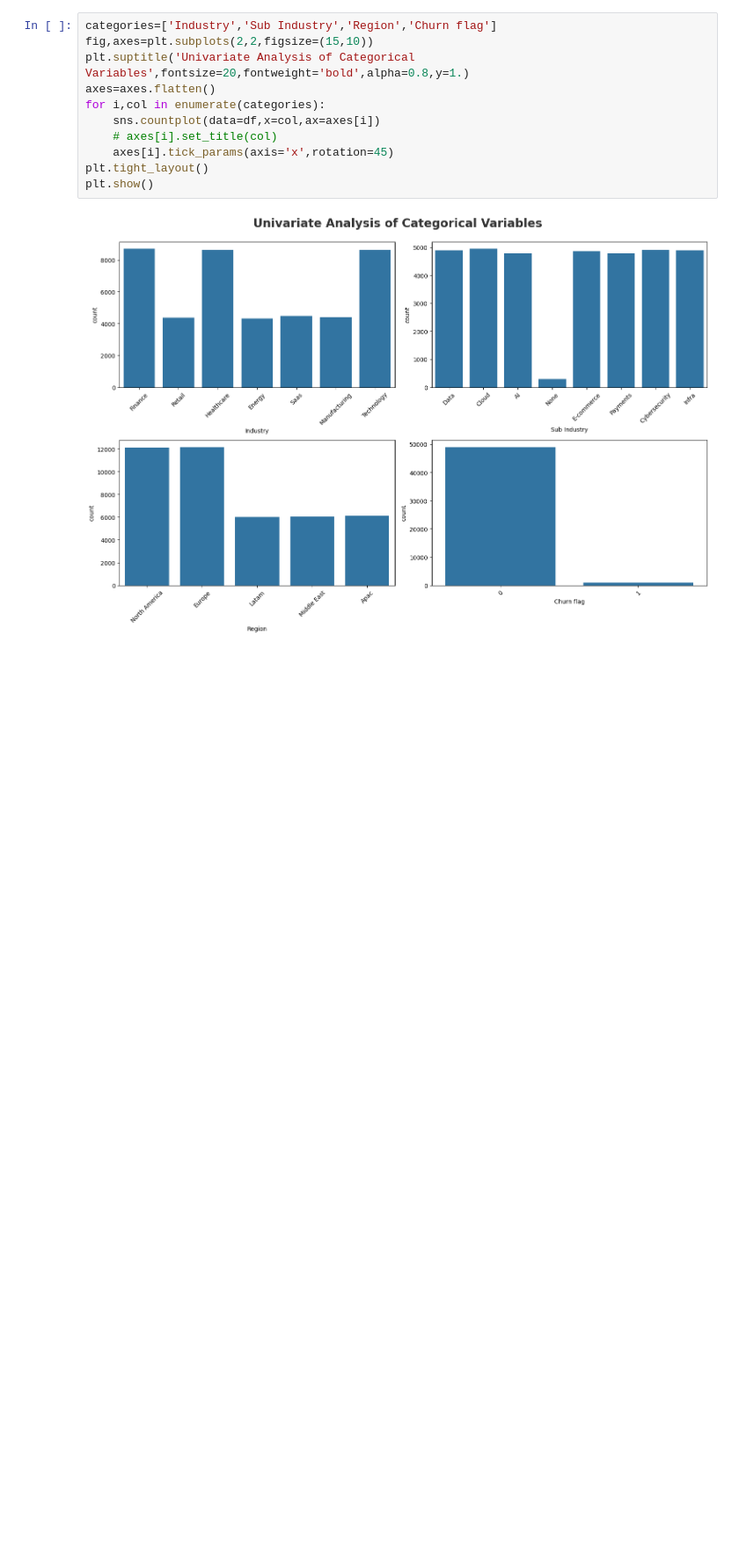
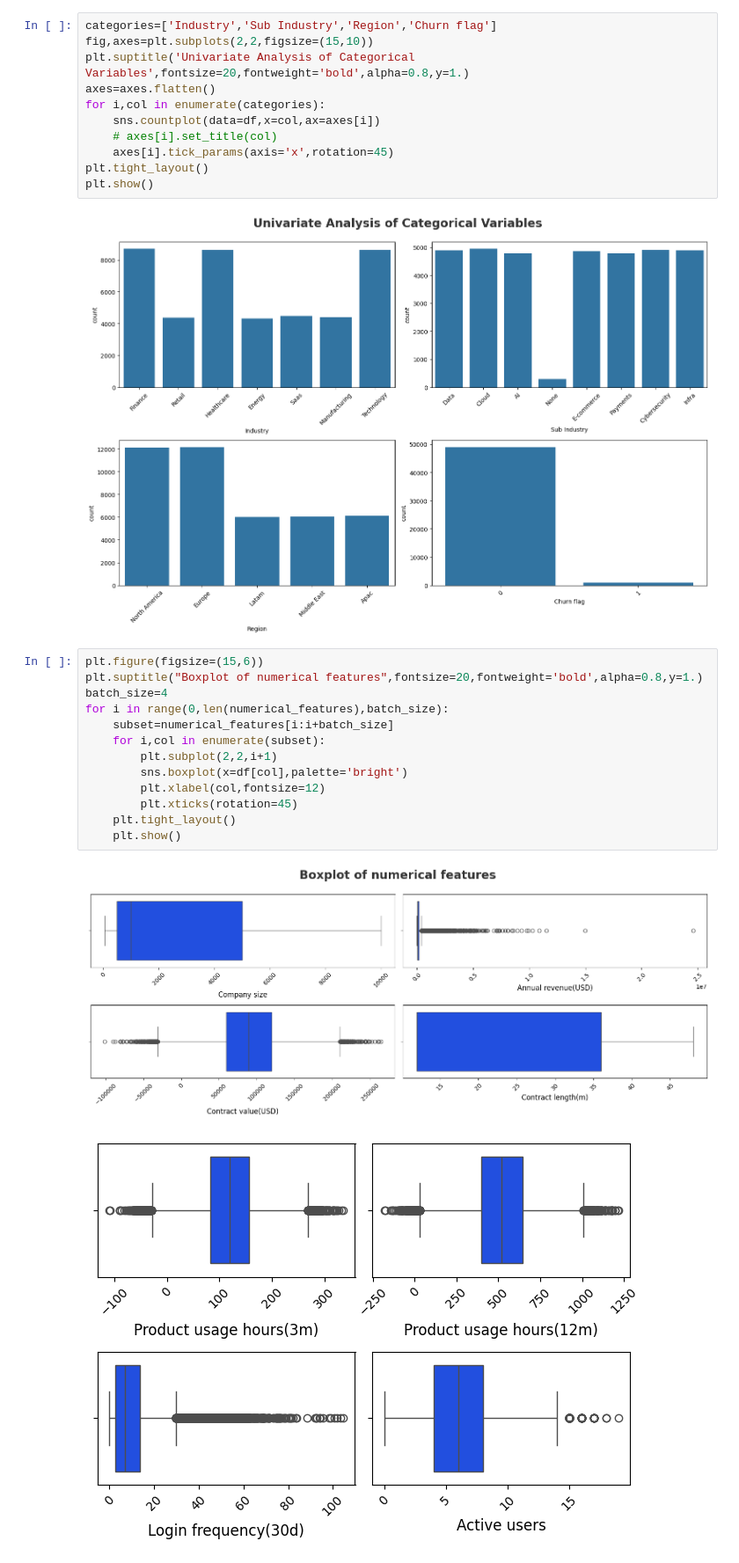
Before and after one commit to prathamgarg08/Churn-Prediction, a Jupyter notebook: notebooks/EDA.ipynb, the cells around one changed output. Shown at 88% size. Saved outputs shown, nothing was run; the diff lists cells and outputs as text; blank space fills up the shorter version.

```diff
--- a/notebooks/EDA.ipynb
+++ b/notebooks/EDA.ipynb
@@ -302,3 +303,19 @@ plt.tight_layout()
 plt.show()
 # %% [output]
 [figure]
+# %%
+plt.figure(figsize=(15,6))
+plt.suptitle("Boxplot of numerical features",fontsize=20,fontweight='bold',alpha=0.8,y=1.)
+batch_size=4
+for i in range(0,len(numerical_features),batch_size):
+    subset=numerical_features[i:i+batch_size]
+    for i,col in enumerate(subset):
+        plt.subplot(2,2,i+1)
+        sns.boxplot(x=df[col],palette='bright')
+        plt.xlabel(col,fontsize=12)
+        plt.xticks(rotation=45)
+    plt.tight_layout()
+    plt.show()
+# %% [output]
+[figure, added]
+[figure, added]
```
Also changed, not shown: parts of 27 cells of this notebook, 5 other files.
